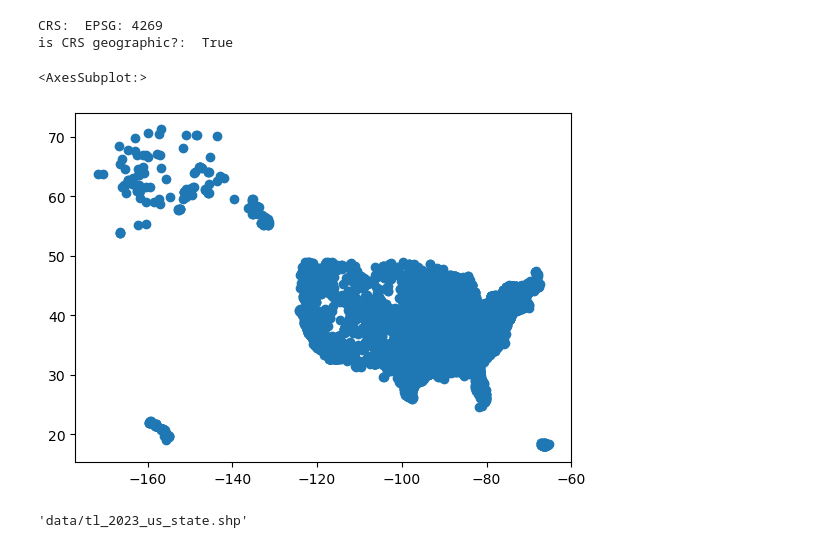
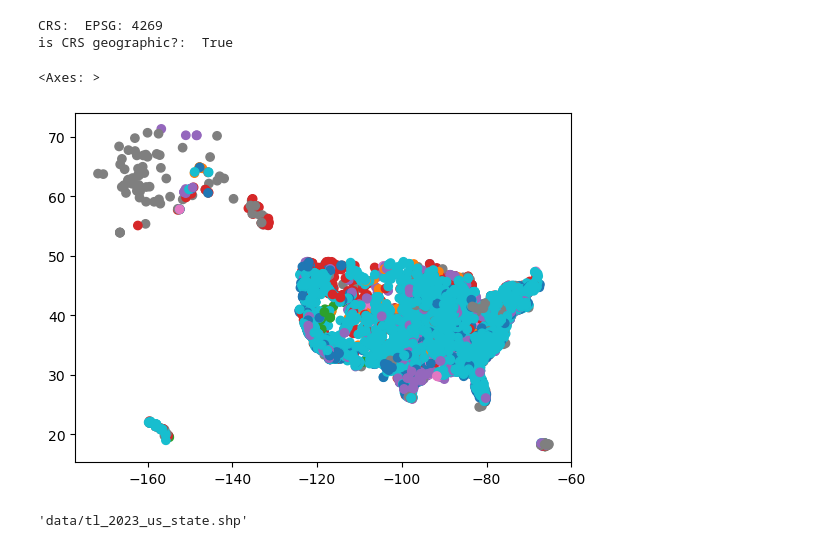
Before and after one commit to ryangreen6/eds220-2024-in-class, a Jupyter notebook: week5-csv-to-geodf.ipynb, the cells around one changed output. Cells and saved outputs as stored; diff of their text form; code cells hidden in the pictures.

```diff
--- a/week5-csv-to-geodf.ipynb
+++ b/week5-csv-to-geodf.ipynb
@@ -78,10 +80,10 @@ print('is CRS geographic?: ', power_plants.crs.is_geographic)
 CRS:  EPSG: 4269
 is CRS geographic?:  True
 # %%
-power_plants.plot()
+power_plants.plot(column = 'primsource')
 # %% [output]
-<AxesSubplot:>
+<Axes: >
-[figure, old version]
+[figure, new version]
 # %%
 fp = os.path.join('data', 'tl_2023_us_state.shp')
 fp
```
Also changed, not shown: parts of 34 cells of this notebook.
